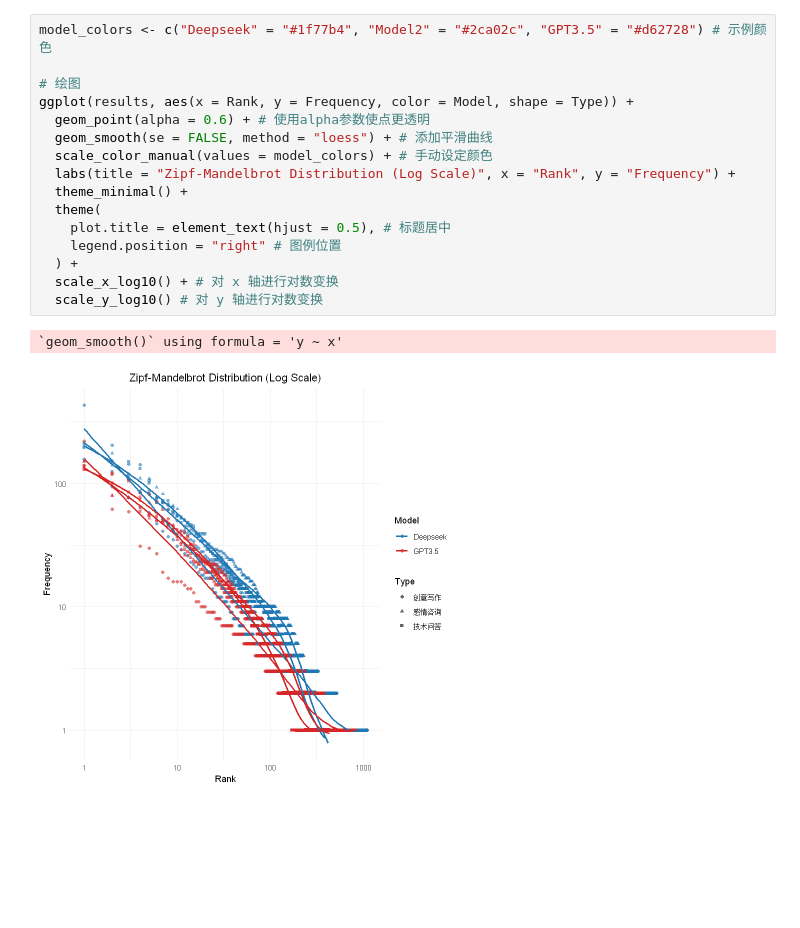
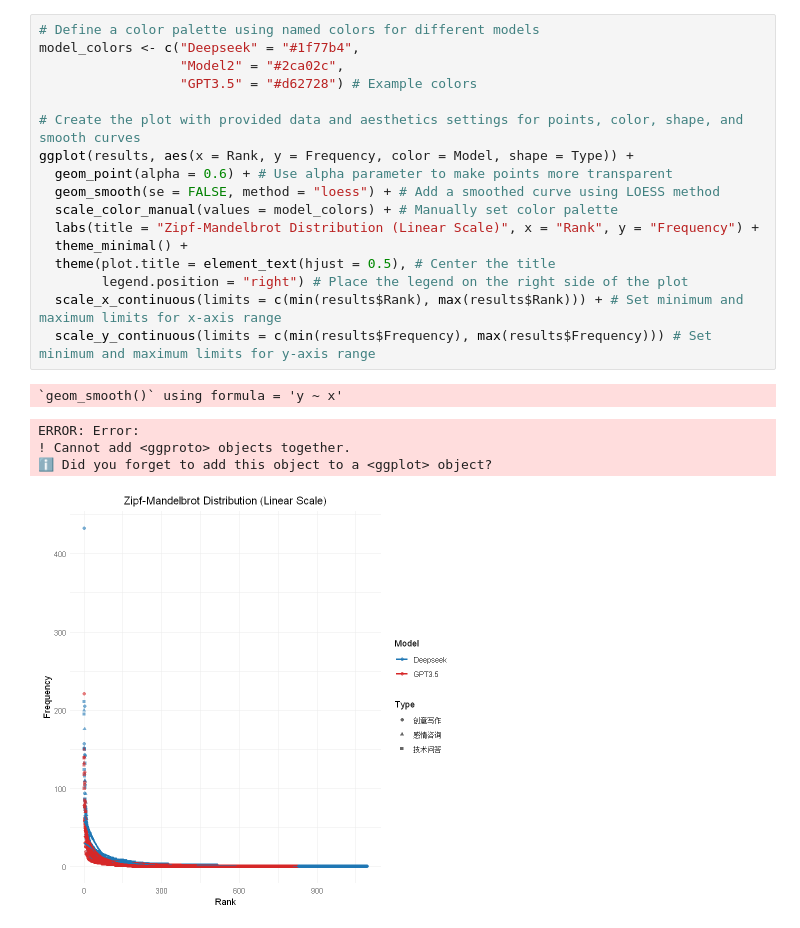
Before and after one commit to exusiaiwei/journey-learning-log, a Jupyter notebook: Doing/python/LLM_QL/Zipf-Mandelbrot.ipynb, the cells around one changed output. Drawn from its saved outputs; the diff is of its cells as text; blank space fills up the shorter version.

Commit message:
🦄 refactor(zipf-mandelbrot.ipynb): Add comments

```diff
--- a/Doing/python/LLM_QL/Zipf-Mandelbrot.ipynb
+++ b/Doing/python/LLM_QL/Zipf-Mandelbrot.ipynb
@@ -124,19 +200,23 @@ print(fit_results)
 # %%
-model_colors <- c("Deepseek" = "#1f77b4", "Model2" = "#2ca02c", "GPT3.5" = "#d62728") # 示例颜色
+# Define a color palette using named colors for different models
+model_colors <- c("Deepseek" = "#1f77b4",
+                  "Model2" = "#2ca02c",
+                  "GPT3.5" = "#d62728") # Example colors
 
-# 绘图
+# Create the plot with provided data and aesthetics settings for points, color, shape, and smooth curves
 ggplot(results, aes(x = Rank, y = Frequency, color = Model, shape = Type)) +
-  geom_point(alpha = 0.6) + # 使用alpha参数使点更透明
-  geom_smooth(se = FALSE, method = "loess") + # 添加平滑曲线
-  scale_color_manual(values = model_colors) + # 手动设定颜色
-  labs(title = "Zipf-Mandelbrot Distribution (Log Scale)", x = "Rank", y = "Frequency") +
+  geom_point(alpha = 0.6) + # Use alpha parameter to make points more transparent
+  geom_smooth(se = FALSE, method = "loess") + # Add a smoothed curve using LOESS method
+  scale_color_manual(values = model_colors) + # Manually set color palette
+  labs(title = "Zipf-Mandelbrot Distribution (Linear Scale)", x = "Rank", y = "Frequency") +
   theme_minimal() +
-  theme(
-    plot.title = element_text(hjust = 0.5), # 标题居中
-    legend.position = "right" # 图例位置
-  ) +
-  scale_x_log10() + # 对 x 轴进行对数变换
-  scale_y_log10() # 对 y 轴进行对数变换
+  theme(plot.title = element_text(hjust = 0.5), # Center the title
+        legend.position = "right") # Place the legend on the right side of the plot
+  scale_x_continuous(limits = c(min(results$Rank), max(results$Rank))) + # Set minimum and maximum limits for x-axis range
+  scale_y_continuous(limits = c(min(results$Frequency), max(results$Frequency))) # Set minimum and maximum limits for y-axis range
 # %% [output]
 `geom_smooth()` using formula = 'y ~ x'
+ERROR: Error:
+! Cannot add <ggproto> objects together.
+ℹ Did you forget to add this object to a <ggplot> object?
-[figure, old version]
+[figure, new version]
```
Also changed, not shown: parts of 10 cells of this notebook.
